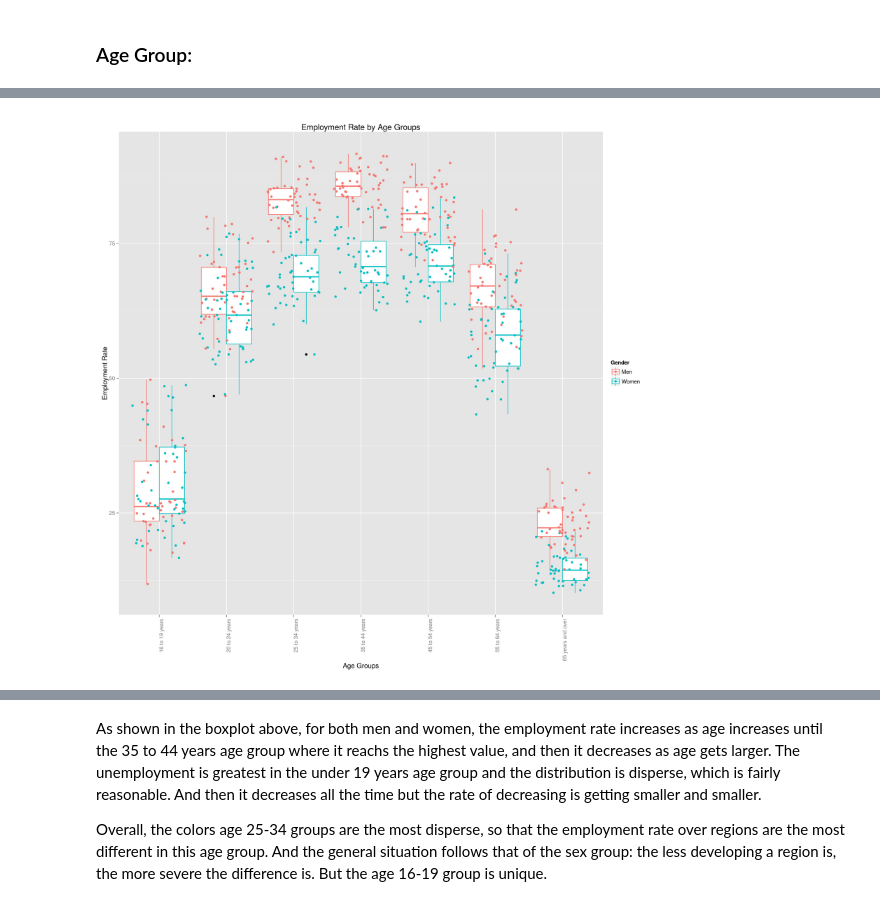
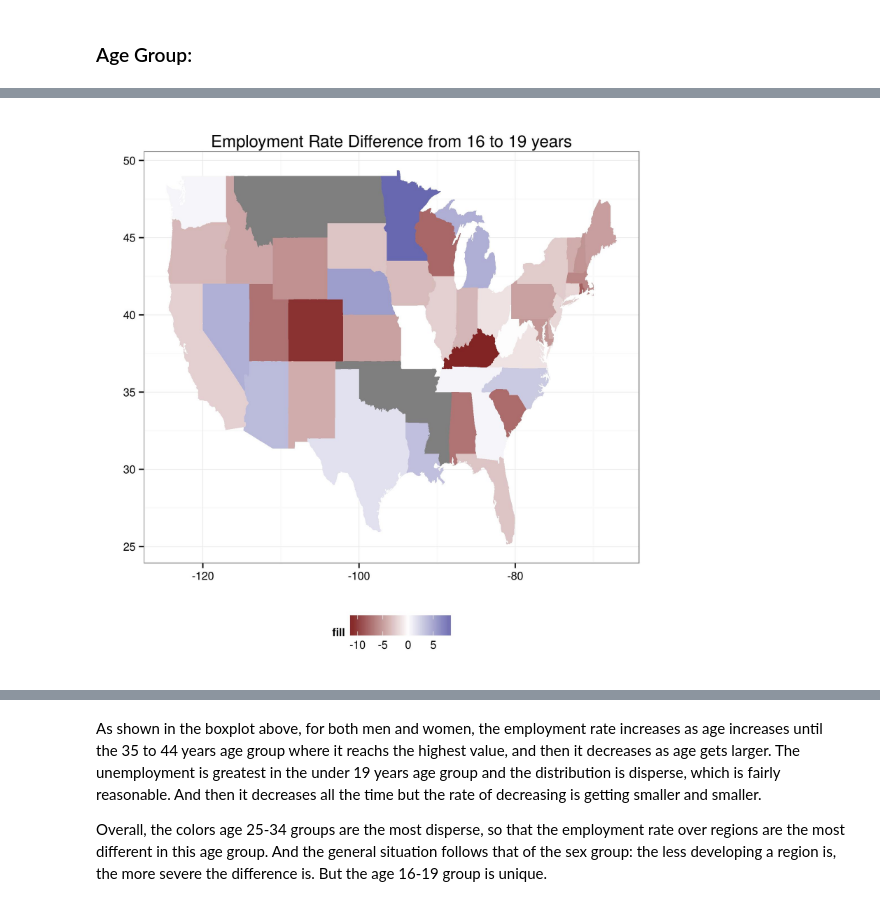
Before and after one commit to yuhanw/Team_Four.0, a Jupyter notebook: notebooks/NB4_project_report.ipynb, the cells around one changed output, grey strips where cells are left out. Drawn from its saved outputs; the diff is of its cells as text; code cells hidden in the pictures.

```diff
--- a/notebooks/NB4_project_report.ipynb
+++ b/notebooks/NB4_project_report.ipynb
@@ -270,4 +277,4 @@ As we can see from the map, the northeastern past of the US has the leaset sever
 # %%
-Image("Employment Rate by Age Groups.jpeg")
+Image("Employment Rate Difference from 16 to 19 years.jpeg")
 # %% [output]
-[figure, old version]
+[figure, new version]
```
Also changed, not shown: parts of 22 cells of this notebook.
